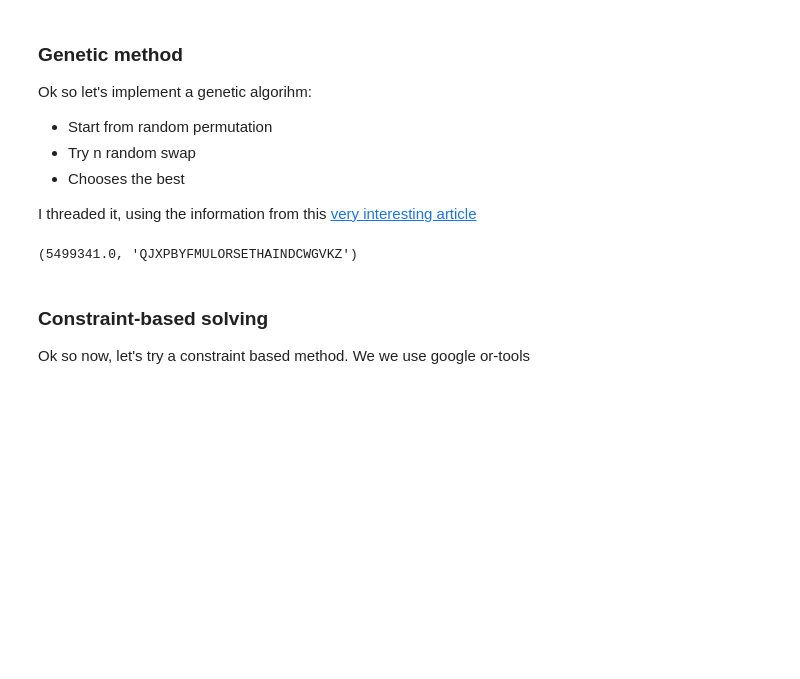
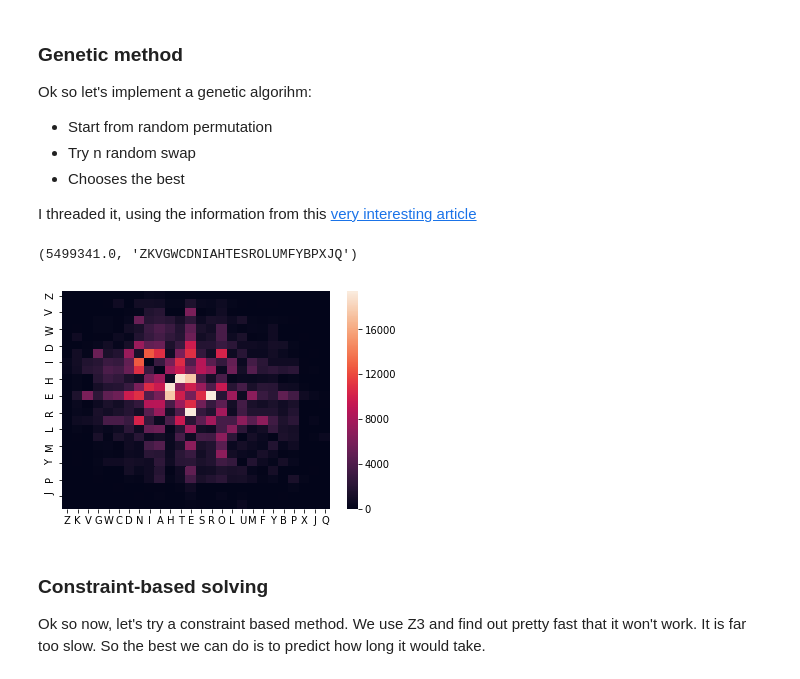
Before and after one commit to BenjaminPoilve/Typewriter-Optimisation, a Jupyter notebook: main.ipynb, the cells around one changed output. Drawn from its saved outputs; the diff is of its cells as text; code cells hidden in the pictures; blank space fills up the shorter version.

Commit message:
test on optim plus dumbphone test

```diff
--- a/main.ipynb
+++ b/main.ipynb
@@ -47,20 +47,19 @@ diag_digraph=np.tril(summed_digraph)
 ### Cost Function
 Let's write the cost function, and check that we fit with the article conclusions
 # %%
-def distance_in_string(a,b,string):
+def cost_typewriter(a,b,string):
     #index because we want to know if it is not found
     return abs(string.index(a)-string.index(b))
 
-
-def test_permutation(string_permutation):
-    distance_matrix=np.empty([len(alphabet), len(alphabet)])
+def test_permutation(string_permutation,cost_function):
+    distance_matrix=np.empty([len(string_permutation), len(string_permutation)])
     for index_1,letter_1 in enumerate(alphabet):
         for index_2,letter_2 in enumerate(alphabet):
-            distance_matrix[index_1][index_2]=distance_in_string(letter_1,letter_2,string_permutation)
+            distance_matrix[index_1][index_2]=cost_function(letter_1,letter_2,string_permutation)
     score_matrix=np.multiply(distance_matrix, diag_digraph)
     return score_matrix.sum()
 
-test_permutation("ABCDEFGHIJKLMNOPQRSTUVWXYZ")
+test_permutation("ABCDEFGHIJKLMNOPQRSTUVWXYZ",cost_typewriter)
 #It's OK with the source!
 # %% [output]
 9630941.0
@@ -86,46 +85,52 @@ def random_permutation():
 
 def random_swap(string):
     list_string=list(string)
     indexes=random.sample(range(0,len(string)), 2)
-    save=list_string[indexes[1]]
-    list_string[indexes[1]]=list_string[indexes[0]]
-    list_string[indexes[0]]=save
+    list_string[indexes[1]],list_string[indexes[0]]=(list_string[indexes[0]],list_string[indexes[1]])
     return ''.join(list_string)
 
-def evolve_string(string,number_test):
-    best_performance=test_permutation(string)
+def evolve_string(string,number_test,cost_function):
+    best_performance=test_permutation(string,cost_function)
     best_outsider=string
     for i in range(number_test):
         outsider=random_swap(string)
-        outsider_score=test_permutation(outsider)
+        outsider_score=test_permutation(outsider,cost_function)
         if outsider_score<best_performance:
             best_outsider=outsider
             best_performance=outsider_score
     return best_outsider
 
-def genetic_force(seed_size,number_test,stop_cutoff):
+def genetic_force(seed_size,number_test,stop_cutoff,cost_function):
     #generate seed
     family= [random_permutation() for x in range(seed_size)]
     stop_counter=0
     while stop_counter<stop_cutoff:
         old_family=family.copy()
         with ProcessPoolExecutor(max_workers=seed_size) as executor:
-            res = executor.map(evolve_string,family,repeat(number_test))
+            res = executor.map(evolve_string,family,repeat(number_test),repeat(cost_function))
         family=list(res)
         if old_family==family:
             stop_counter+=1
         else:
             stop_counter=0
-        score=[test_permutation(x) for x in family]
+        score=[test_permutation(x,cost_function) for x in family]
         arg=np.argsort(score)[0]
-    score=[test_permutation(x) for x in family]
+    score=[test_permutation(x,cost_function) for x in family]
     arg=np.argsort(score)[0]
     return score[arg],family[arg]
 
-genetic_force(50,50,5)
+proposition=genetic_force(50,10,5,cost_typewriter)
+
+#Let's plot the heatmap of the result
+df = pd.DataFrame(summed_digraph/2, index=list(alphabet),columns=list(alphabet))
+df=df[list(proposition[1])]
+df=df.reindex(list(proposition[1]))
+print(proposition)
+p1 = sns.heatmap(df)
 # %% [output]
-(5499341.0, 'QJXPBYFMULORSETHAINDCWGVKZ')
+(5499341.0, 'ZKVGWCDNIAHTESROLUMFYBPXJQ')
+[figure, added]
 # %% [markdown]
 ### Constraint-based solving
 
-Ok so now, let's try a constraint based method. We we use google or-tools
+Ok so now, let's try a constraint based method. We use Z3 and find out pretty fast that it won't work. It is far too slow. So the best we can do is to predict how long it would take.
```
Also changed, not shown: parts of 4 cells of this notebook, 1 other file.
